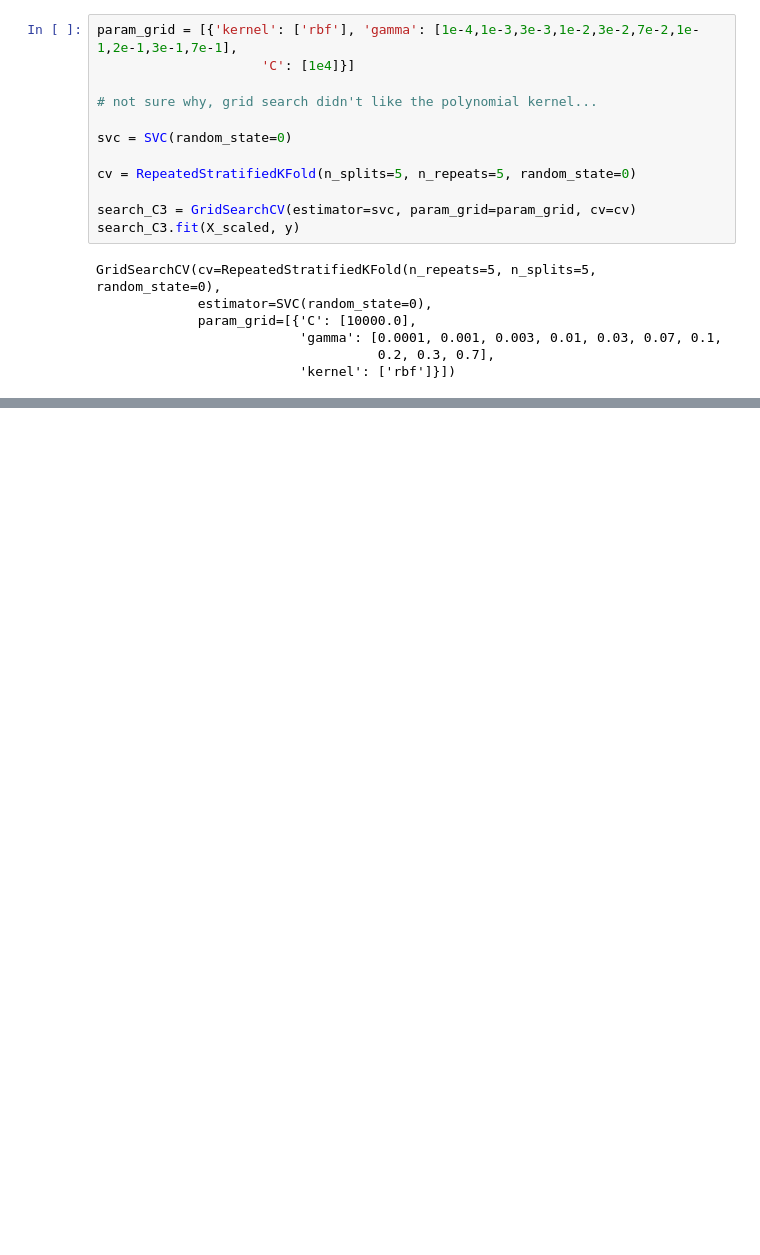
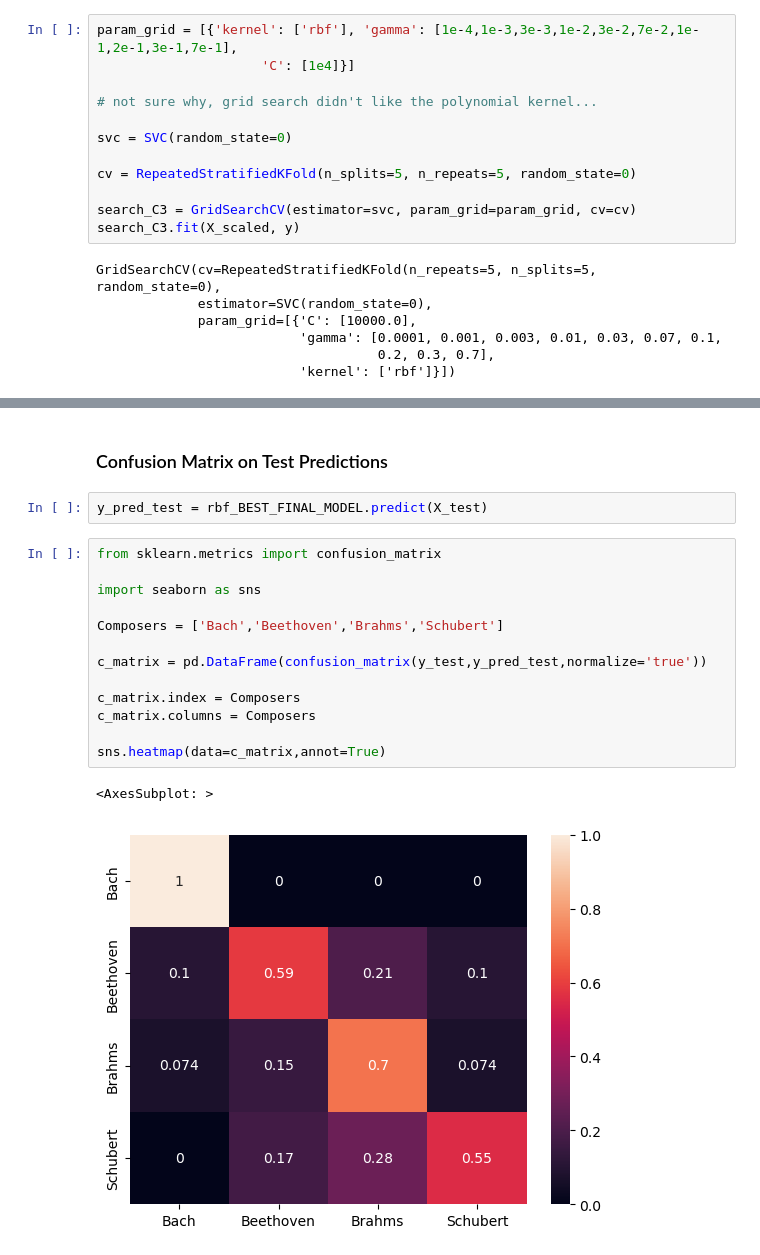
Before and after one commit to carlm451/Music-Composre-Classification-SVM-Model-, a Jupyter notebook: SVM Classification Model -Large Data SET.ipynb, the cells around one changed output, grey strips where cells are left out. Cells and saved outputs as stored; diff of their text form; blank space fills up the shorter version.

```diff
--- a/SVM Classification Model -Large Data SET.ipynb
+++ b/SVM Classification Model -Large Data SET.ipynb
@@ -505,0 +506,20 @@ pickle.dump(rbf_BEST_FINAL_MODEL, open(filename, "wb"))
+# %% [markdown]
+### Confusion Matrix on Test Predictions
+# %%
+y_pred_test = rbf_BEST_FINAL_MODEL.predict(X_test)
+# %%
+from sklearn.metrics import confusion_matrix
+
+import seaborn as sns
+
+Composers = ['Bach','Beethoven','Brahms','Schubert']
+
+c_matrix = pd.DataFrame(confusion_matrix(y_test,y_pred_test,normalize='true'))
+
+c_matrix.index = Composers
+c_matrix.columns = Composers
+
+sns.heatmap(data=c_matrix,annot=True)
+# %% [output]
+<AxesSubplot: >
+[figure, added]
```
Also changed, not shown: parts of 35 cells of this notebook, 1 other file.
